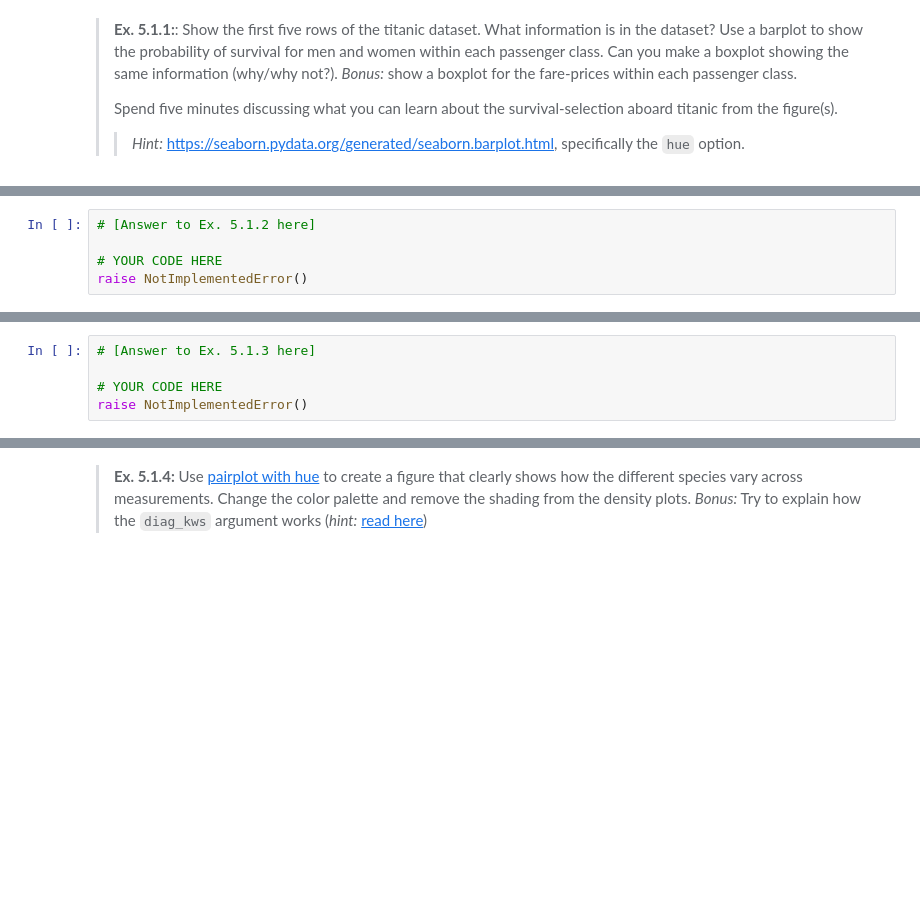
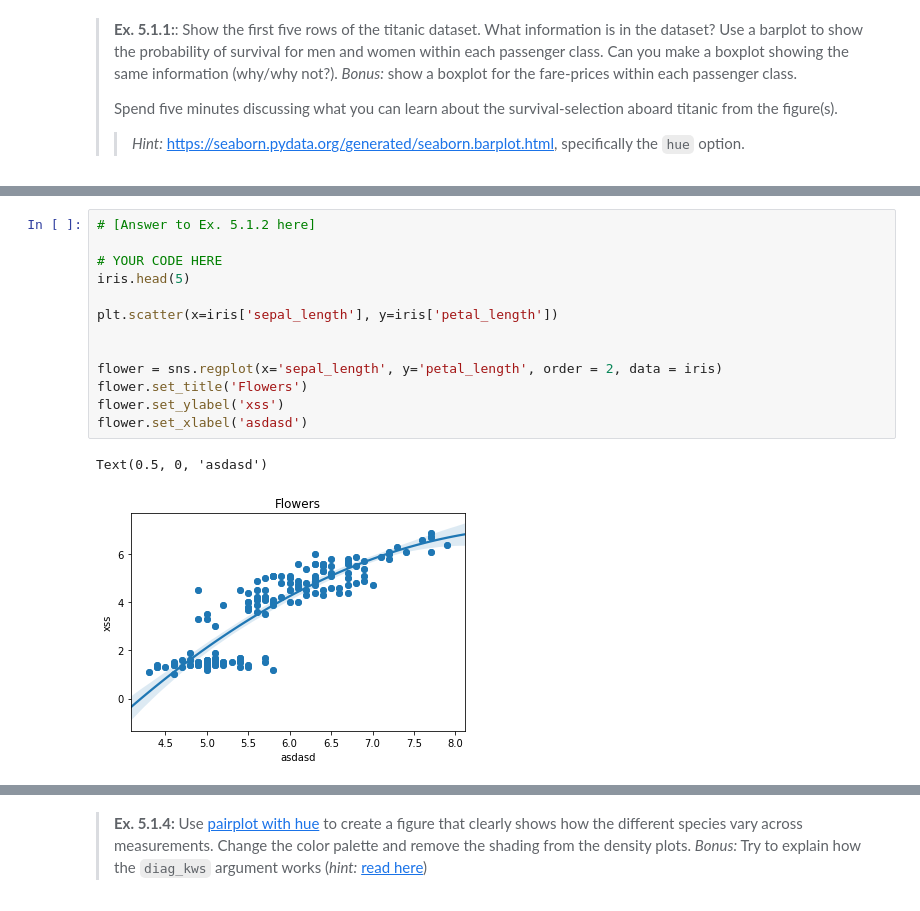
Before and after one commit to tnv875/Group18-NoTeeth, a Jupyter notebook: assignment1/assignment_1.ipynb, the cells around one changed output, grey strips where cells are left out. Cells and saved outputs as stored; diff of their text form; blank space fills up the shorter version.

```diff
--- a/assignment1/assignment_1.ipynb
+++ b/assignment1/assignment_1.ipynb
@@ -201,19 +225,25 @@ raise NotImplementedError()
 > <img src="iris_pic.png" alt="Drawing" style="width: 200px;"/>
 >
 >> _Hint:_ use the `.regplot` method from seaborn.
-# %%
-# [Answer to Ex. 5.1.2 here]
-
-# YOUR CODE HERE
-raise NotImplementedError()
+# %%
+# [Answer to Ex. 5.1.2 here]
+
+# YOUR CODE HERE
+iris.head(5)
+
+plt.scatter(x=iris['sepal_length'], y=iris['petal_length'])
+
+
+flower = sns.regplot(x='sepal_length', y='petal_length', order = 2, data = iris)
+flower.set_title('Flowers')
+flower.set_ylabel('xss')
+flower.set_xlabel('asdasd')
+# %% [output]
+Text(0.5, 0, 'asdasd')
+[figure, added]
 # %% [markdown]
 > **Ex. 5.1.3:** Combine the two of the figures you created above into a two-panel figure similar to the one shown here:
 > <img src="Example.png" alt="Drawing" style="width: 600px;"/>
 >
 > Save the figure as a png file on your computer.
 >> _Hint:_ See [this question](https://stackoverflow.com/questions/41384040/subplot-for-seaborn-boxplot) on stackoverflow for inspiration.
-# %%
-# [Answer to Ex. 5.1.3 here]
-
-# YOUR CODE HERE
-raise NotImplementedError()
```
Also changed, not shown: parts of 22 cells of this notebook.
